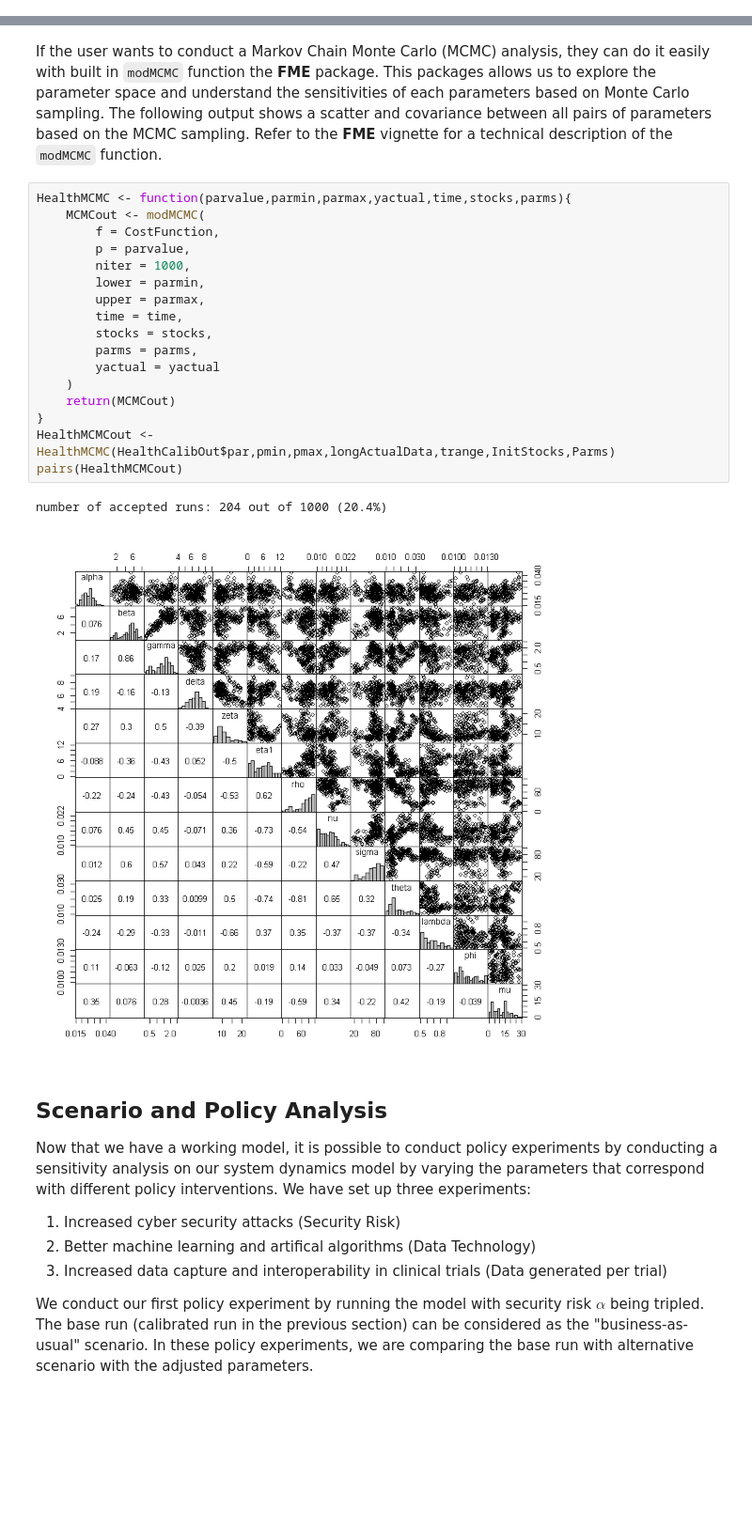
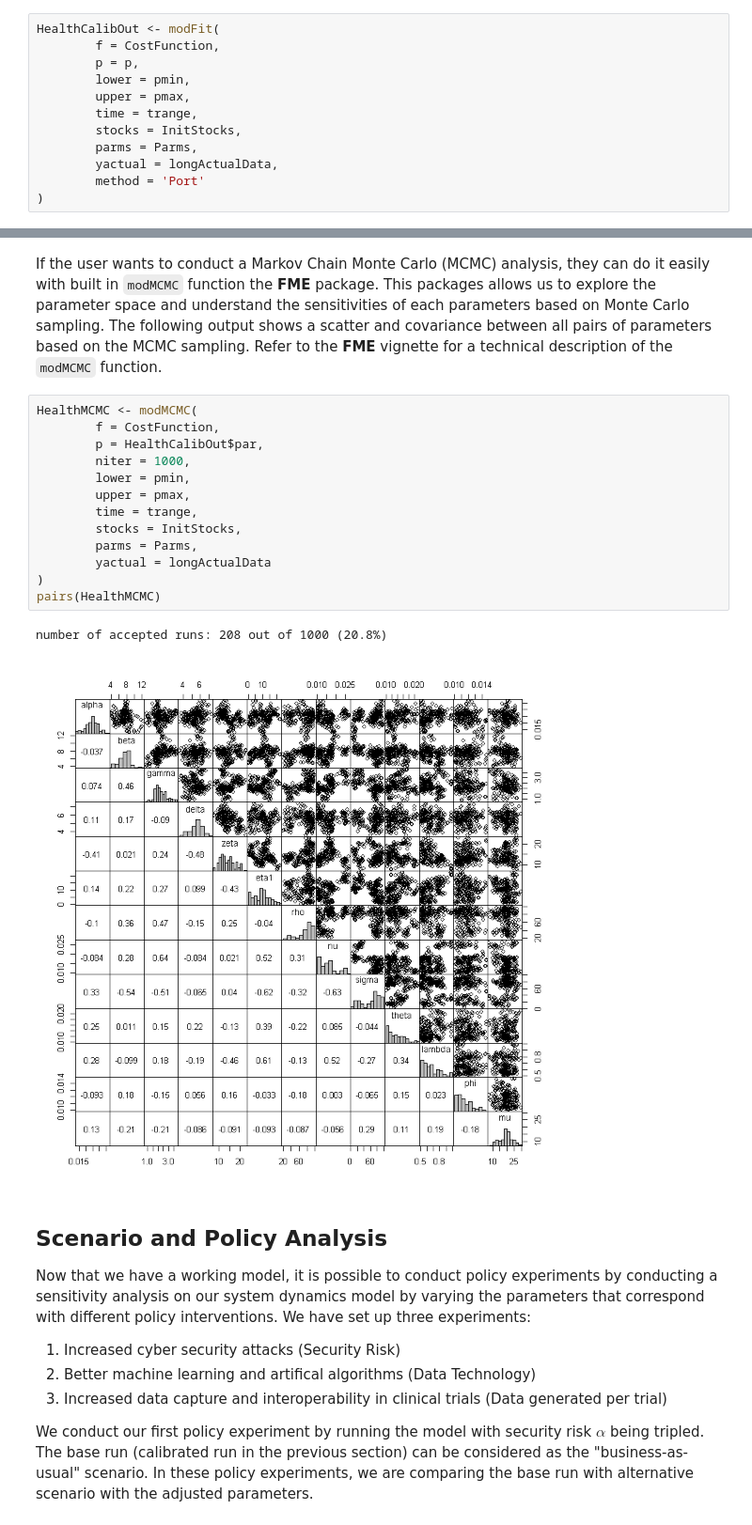
Before and after one commit to scarygary89/SimpleHealthDataSharingSD, a Jupyter notebook: HealthDataSharingModel.ipynb, the cells around one changed output, grey strips where cells are left out. Shown at 94% size. Saved outputs shown, nothing was run; the diff lists cells and outputs as text; blank space fills up the shorter version.

```diff
--- a/HealthDataSharingModel.ipynb
+++ b/HealthDataSharingModel.ipynb
@@ -339,3 +320,15 @@ HealthCalibOut <- HealthModFit(p,pmin,pmax,longActualData,trange,InitStocks,Parm
+# %%
+HealthCalibOut <- modFit(
+        f = CostFunction,
+        p = p,
+        lower = pmin,
+        upper = pmax,
+        time = trange,
+        stocks = InitStocks,
+        parms = Parms,
+        yactual = longActualData,
+        method = 'Port'
+)
 # %% [markdown]
 After the fit is complete, we can print out the model cost, which is the total SSR for the model.
 # %%
@@ -407,26 +400,22 @@ ggplot() +
 [figure]
 # %% [markdown]
 If the user wants to conduct a Markov Chain Monte Carlo (MCMC) analysis, they can do it easily with built in `modMCMC` function the **FME** package.  This packages allows us to explore the parameter space and understand the sensitivities of each parameters based on Monte Carlo sampling.  The following output shows a scatter and covariance between all pairs of parameters based on the MCMC sampling.  Refer to the **FME** vignette for a technical description of the `modMCMC` function.
-# %%
-HealthMCMC <- function(parvalue,parmin,parmax,yactual,time,stocks,parms){
-    MCMCout <- modMCMC(
-        f = CostFunction,
-        p = parvalue,
-        niter = 1000,
-        lower = parmin,
-        upper = parmax,
-        time = time,
-        stocks = stocks,
-        parms = parms,
-        yactual = yactual
-    )
-    return(MCMCout)
-}
-HealthMCMCout <- HealthMCMC(HealthCalibOut$par,pmin,pmax,longActualData,trange,InitStocks,Parms)
-pairs(HealthMCMCout)
-# %% [output]
-number of accepted runs: 204 out of 1000 (20.4%)
-[figure, removed]
+# %%
+HealthMCMC <- modMCMC(
+        f = CostFunction,
+        p = HealthCalibOut$par,
+        niter = 1000,
+        lower = pmin,
+        upper = pmax,
+        time = trange,
+        stocks = InitStocks,
+        parms = Parms,
+        yactual = longActualData
+)
+pairs(HealthMCMC)
+# %% [output]
+number of accepted runs: 208 out of 1000 (20.8%)
+[figure, added]
 # %% [markdown]
 ## Scenario and Policy Analysis
 Now that we have a working model, it is possible to conduct policy experiments by conducting a sensitivity analysis on our system dynamics model by varying the parameters that correspond with different policy interventions.  We have set up three experiments:
```
Also changed, not shown: parts of 6 cells of this notebook.
